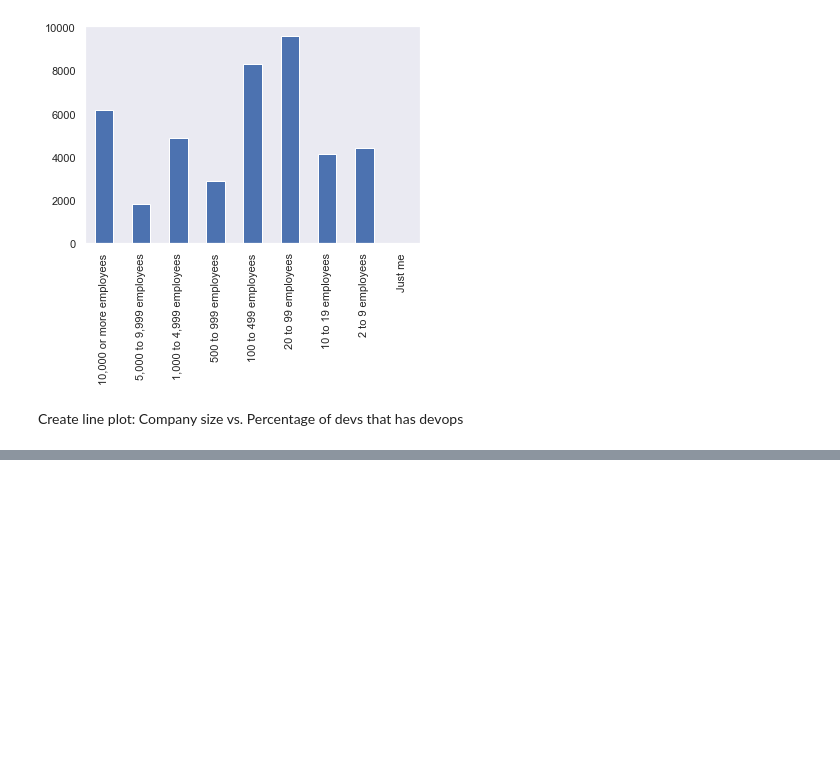
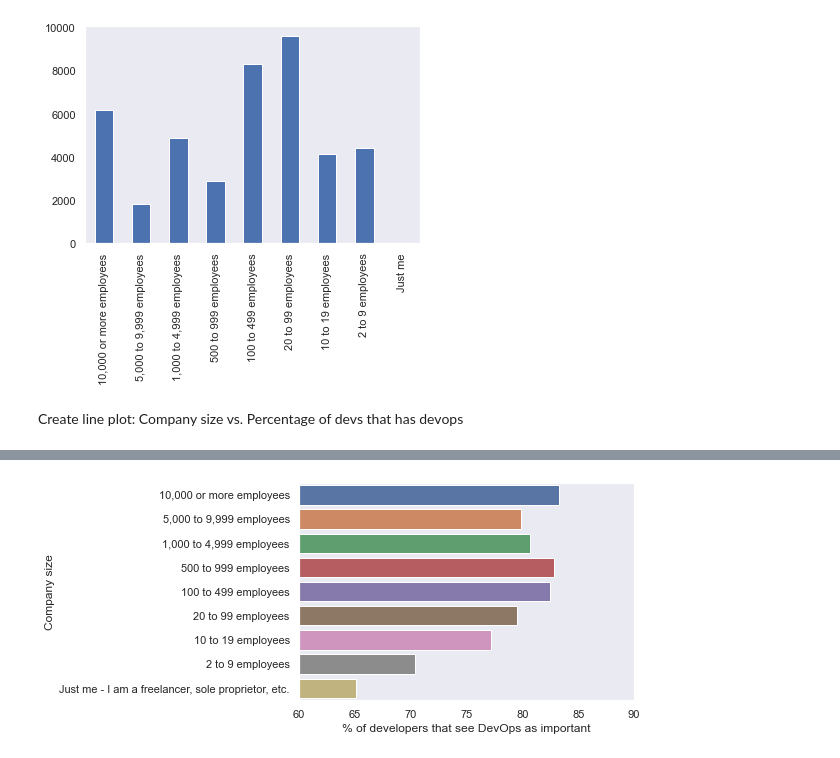
Before and after one commit to bewagner/stack_overflow_survey_devops, a Jupyter notebook: Developer survey blog post.ipynb, the cells around one changed output, grey strips where cells are left out. Cells and saved outputs as stored; diff of their text form; code cells hidden in the pictures; blank space fills up the shorter version.

```diff
--- a/Developer survey blog post.ipynb
+++ b/Developer survey blog post.ipynb
@@ -164,3 +164,14 @@ company_size_total.plot(kind='bar', legend=False)
 [figure]
 # %% [markdown]
 Create line plot: Company size vs. Percentage of devs that has devops
+# %%
+data = df[['OrgSize', 'NEWDevOpsImpt']].dropna()
+def is_important(s):
+    if s == 'Somewhat important' or s == 'Extremely important':
+        return 1
+    return 0
+
+data['ThinksDevOpsIsImportant'] = data.NEWDevOpsImpt.apply(lambda x: is_important(x))
+thinks_is_important_count = data.groupby('OrgSize').sum().ThinksDevOpsIsImportant
+total_count = data.groupby('OrgSize').agg('count').ThinksDevOpsIsImportant
+data
@@ -166,0 +192,18 @@ Create line plot: Company size vs. Percentage of devs that has devops
+# %%
+sorted_org_sizes = list(reversed(['Just me - I am a freelancer, sole proprietor, etc.', '2 to 9 employees',  '10 to 19 employees', '20 to 99 employees', '100 to 499 employees', '500 to 999 employees', '1,000 to 4,999 employees', '5,000 to 9,999 employees', '10,000 or more employees']))
+percentages = []
+for org_size in sorted_org_sizes:
+    percentages.append(100 * thinks_is_important_count[org_size] / total_count[org_size])
+
+
+result = pd.DataFrame()
+result['percentages'] = percentages
+result['org_size'] = sorted_org_sizes
+result
+
+g = sns.barplot(x='percentages',y='org_size',data=result)
+g.set(xlim=(60, 90))
+g.set(xlabel='% of developers that see DevOps as important', ylabel='Company size')
+g.get_figure().savefig('company_size_vs_importance.png')
+# %% [output]
+[figure, added]
```
Also changed, not shown: parts of 2 cells of this notebook, 3 other files.
